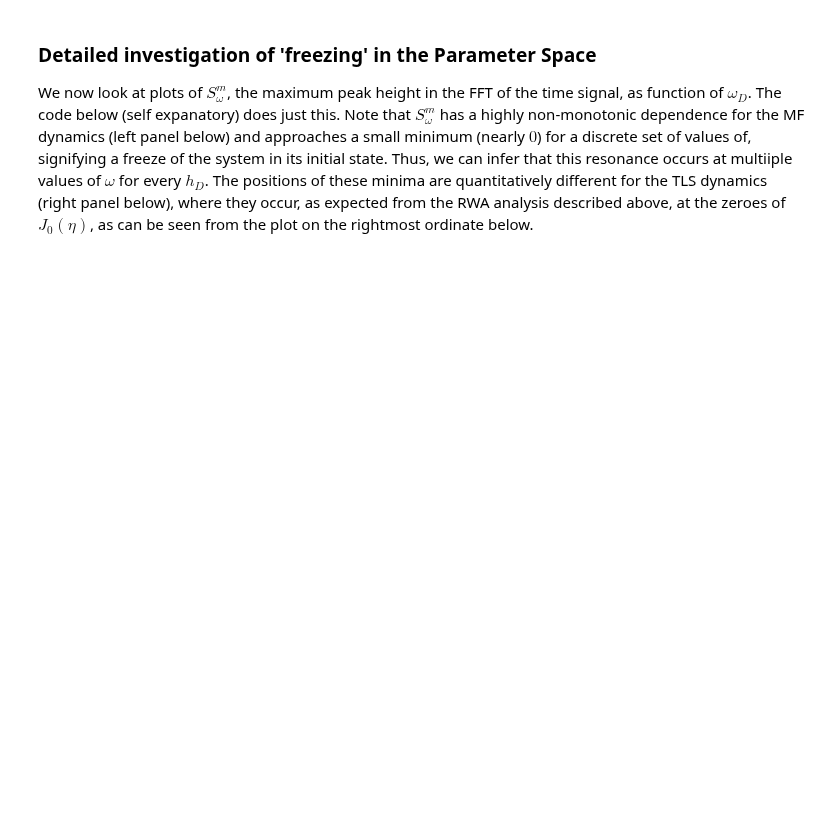
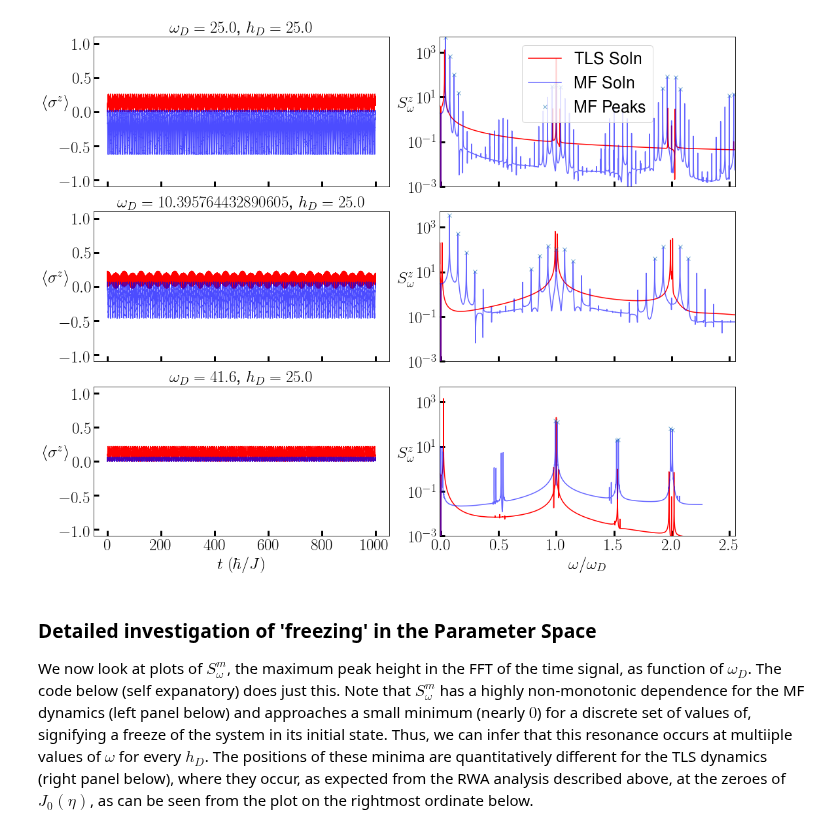
Before and after one commit to deyh2020/periodic_lipkin, a Jupyter notebook: lipkin.ipynb, the cells around one changed output. Cells and saved outputs as stored; diff of their text form; code cells hidden in the pictures; blank space fills up the shorter version.

Commit message:
added strobed plots

```diff
--- a/lipkin.ipynb
+++ b/lipkin.ipynb
@@ -167,3 +124,64 @@ fig.tight_layout()
+# %%
+from odeintw import odeintw
+
+fig, axs = plt.subplots(3, 2, sharex='col', figsize=(15,12))
+
+t = np.linspace(0, 1000, 30000)
+h0 = 0.1
+h = 25.0
+eta = 2.40482555769577
+
+besj_zero = 2.40482555769577
+
+omegas = [h, h/besj_zero, 41.6]
+
+lastplot = len(omegas) - 1
+
+for i, w in enumerate(omegas):
+    # Set up the inputs and call odeintw to solve the system.
+    sol_mf = odeintw(mf_func, psi0, t, args=(h0, h, w), Dfun=mf_jac)
+    sol_tls = odeintw(tls_func, psi0, t, args=(h0, h, w), Dfun=tls_jac)
+    #calculate expectation values
+    mx_mf = np.einsum("ij,jk,ik->i", sol_mf.conjugate(), sx, sol_mf)
+    mz_mf = np.einsum("ij,jk,ik->i", sol_mf.conjugate(), sz, sol_mf)
+    mx_tls = np.einsum("ij,jk,ik->i", sol_tls.conjugate(), sx, sol_tls)
+    mz_tls = np.einsum("ij,jk,ik->i", sol_tls.conjugate(), sz, sol_tls)
+
+    axs[i, 0].set_title(r"$\omega_D = {}$, ".format(w) + r"$h_D = {}$ ".format(h), fontsize=fs)
+    axs[i, 0].plot(t, mz_tls.real,'r', label = "TLS Soln")
+    axs[i, 0].plot(t, mz_mf.real, 'b', label = "MF Soln", alpha=0.7)
+    axs[i, 0].set_ylabel(r'$\langle\sigma^z\rangle$',fontsize=fs, rotation=0)
+    axs[i, 0].tick_params(direction='in', length=8, width=3, labelsize=fs)
+    axs[i, 0].set_yticks([-1.,-0.5,0.,0.5,1.], minor=False)
+    #axs[i, 0].set_xlim(-1.1, 10.1)
+    axs[i, 0].set_ylim(-1.1, 1.1)
+
+    #Now, FFT
+    freqs_mf = np.fft.fftshift(np.fft.fftfreq(np.size(mz_mf), d=t[1]-t[0]))
+    spectrum_mf = np.fft.fftshift(np.fft.fft(mz_mf - np.average(mz_mf)))
+    freqs_tls = np.fft.fftshift(np.fft.fftfreq(np.size(mz_tls), d=t[1]-t[0]))
+    spectrum_tls = np.fft.fftshift(np.fft.fft(mz_tls - np.average(mz_tls)))
+    axs[i, 1].set_ylabel(r'$S^z_\omega$',fontsize=fs, rotation=0)
+    axs[i, 1].tick_params(direction='in', length=8, width=3, labelsize=fs)
+    axs[i, 1].plot(2.0 * np.pi * freqs_tls.real/w, np.abs(spectrum_tls),'r', label = "TLS Soln")
+    axs[i, 1].plot(2.0 * np.pi * freqs_mf.real/w, np.abs(spectrum_mf),'b', label = "MF Soln", alpha=0.6)
+    peaks, _ = find_peaks(np.abs(spectrum_mf), height=pheightmin)
+    axs[i, 1].plot(2.0 * np.pi * freqs_mf[peaks].real/w, np.abs(spectrum_mf[peaks]), "x", label = "MF Peaks", alpha=0.6)
+    axs[i, 1].set_yscale('log')
+    axs[i, 1].set_ylim(0.001, 5000)
+    axs[i, 1].set_xlim(-0.01, 2.55)
+
+
+axs[lastplot, 0].set_xlabel(r'$t\;(\hbar/J)$',fontsize=fs)
+axs[lastplot, 1].set_xlabel(r'$\omega/\omega_D$',fontsize=fs)
+
+legend0 = axs[0, 1].legend(prop={'size': fs})
+
+# Norm sanity check
+#plt.plot(t, np.abs(sol_mf[:, 0])**2 + np.abs(sol_mf[:, 1])**2)
+fig.tight_layout()
+# %% [output]
+[figure, added]
 # %% [markdown]
 ### Detailed investigation of 'freezing' in the Parameter Space
 
```
Also changed, not shown: parts of 7 cells of this notebook.
